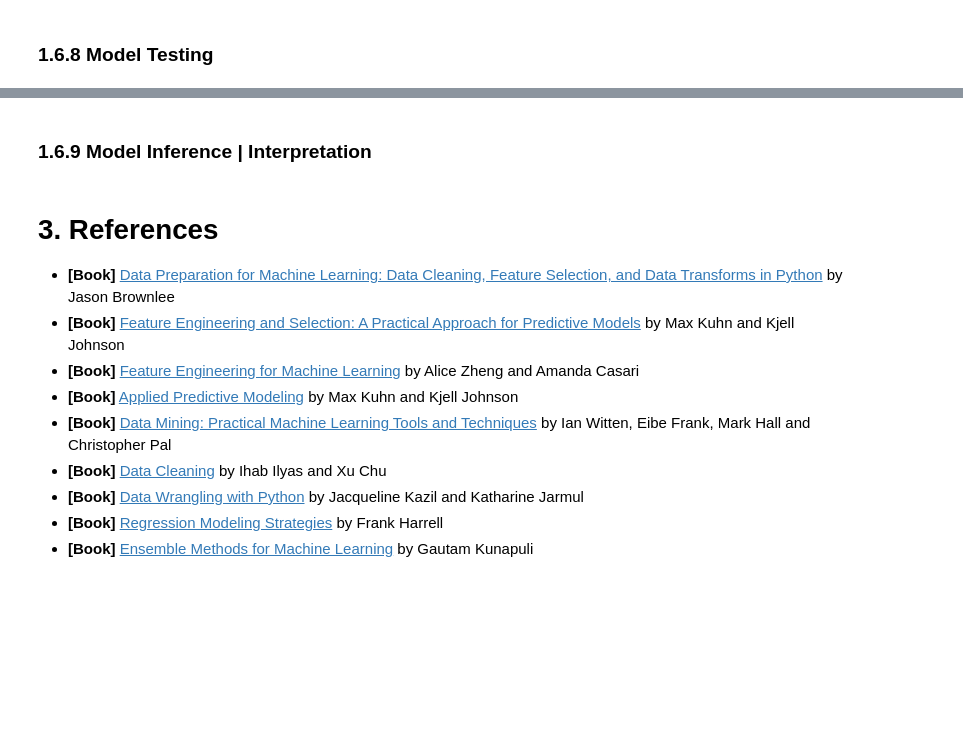
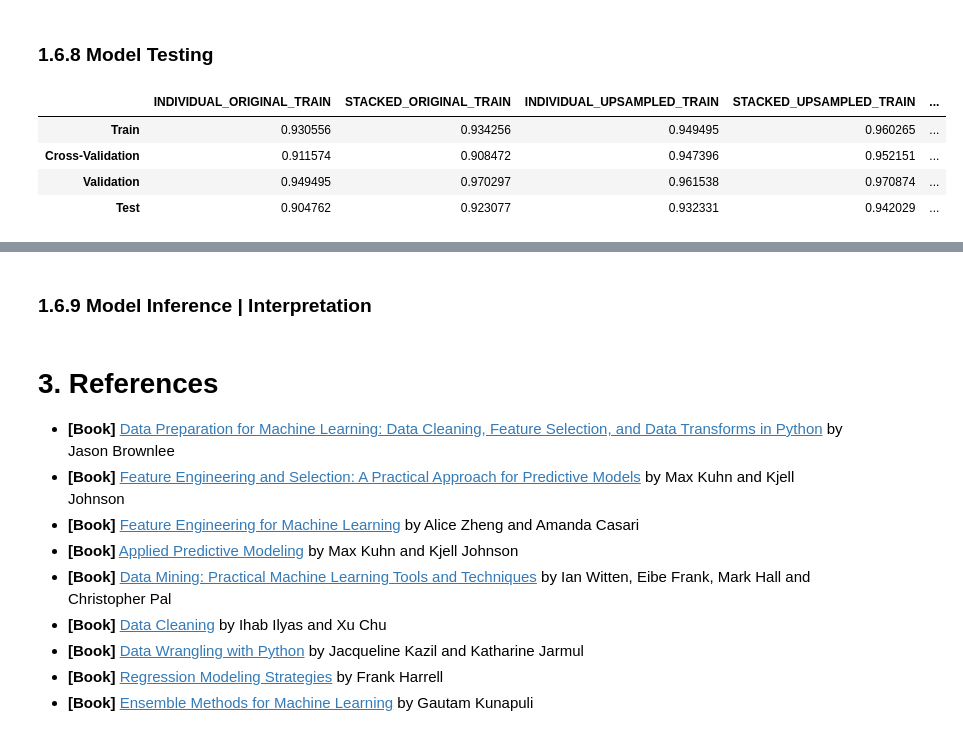
Before and after one commit to JohnPaulinePineda/Portfolio_Project_54, a Jupyter notebook: codes/EstimatingLungCancerProbabilitiesFromDemographicFactorsAndBehavioralIndicators.ipynb, the cells around one changed output, grey strips where cells are left out. Saved outputs shown, nothing was run; the diff lists cells and outputs as text; code cells hidden in the pictures; blank space fills up the shorter version.

```diff
--- a/codes/EstimatingLungCancerProbabilitiesFromDemographicFactorsAndBehavioralIndicators.ipynb
+++ b/codes/EstimatingLungCancerProbabilitiesFromDemographicFactorsAndBehavioralIndicators.ipynb
@@ -2496,10 +2543,53 @@ joblib.dump(stacked_unbalanced_class_best_model_downsampled,
 # %% [markdown]
 ### 1.6.8 Model Testing <a class="anchor" id="1.6.8"></a>
+# %%
+##################################
+# Evaluating the F1 scores
+# on the test data
+##################################
+individual_unbalanced_class_best_model_original_f1_test = f1_score(y_test, individual_unbalanced_class_best_model_original.predict(X_test))
+stacked_unbalanced_class_best_model_original_f1_test = f1_score(y_test, stacked_unbalanced_class_best_model_original.predict(X_test))
+individual_balanced_class_best_model_upsampled_f1_test = f1_score(y_test, individual_balanced_class_best_model_upsampled.predict(X_test))
+stacked_balanced_class_best_model_upsampled_f1_test = f1_score(y_test, stacked_balanced_class_best_model_upsampled.predict(X_test))
+individual_unbalanced_class_best_model_downsampled_f1_test = f1_score(y_test, individual_unbalanced_class_best_model_downsampled.predict(X_test))
+stacked_unbalanced_class_best_model_downsampled_f1_test = f1_score(y_test, stacked_unbalanced_class_best_model_downsampled.predict(X_test))
 # %%
 ##################################
-# Evaluating the F1 scores
-# on the test data
+# Adding the the F1 score estimated
+# from the test data
 ##################################
-individual_unbalanced_class_best_model_original_f1_test = f1_score(y_test, individual_unbalanced_class_best_model_original.predict(X_test))
+set_labels = ['Train','Cross-Validation','Validation','Test']
+updated_f1_plot = pd.DataFrame({'INDIVIDUAL_ORIGINAL_TRAIN': list([individual_unbalanced_class_best_model_original_f1_train,
+                                                                   individual_unbalanced_class_best_model_original_f1_cv,
+                                                                   individual_unbalanced_class_best_model_original_f1_validation,
+                                                                   individual_unbalanced_class_best_model_original_f1_test]),
+                                'STACKED_ORIGINAL_TRAIN': list([stacked_unbalanced_class_best_model_original_f1_train,
+                                                                stacked_unbalanced_class_best_model_original_f1_cv,
+                                                                stacked_unbalanced_class_best_model_original_f1_validation,
+                                                               stacked_unbalanced_class_best_model_original_f1_test]),
+                                'INDIVIDUAL_UPSAMPLED_TRAIN': list([individual_balanced_class_best_model_upsampled_f1_train_smote,
+                                                                    individual_balanced_class_best_model_upsampled_f1_cv,
+                                                                    individual_balanced_class_best_model_upsampled_f1_validation,
+                                                                   individual_balanced_class_best_model_upsampled_f1_test]),
+                                'STACKED_UPSAMPLED_TRAIN': list([stacked_balanced_class_best_model_upsampled_f1_train_smote,
+                                                                 stacked_balanced_class_best_model_upsampled_f1_cv,
+                                                                 stacked_balanced_class_best_model_upsampled_f1_validation,
+                                                                stacked_balanced_class_best_model_upsampled_f1_test]),
+                                'INDIVIDUAL_DOWNSAMPLED_TRAIN': list([individual_unbalanced_class_best_model_downsampled_f1_train_cnn,
+                                                                      individual_unbalanced_class_best_model_downsampled_f1_cv,
+                                                                      individual_unbalanced_class_best_model_downsampled_f1_validation,
+                                                                      individual_unbalanced_class_best_model_downsampled_f1_test]),
+                                'STACKED_DOWNSAMPLED_TRAIN': list([stacked_unbalanced_class_best_model_downsampled_f1_train_cnn,
+                                                                   stacked_unbalanced_class_best_model_downsampled_f1_cv,
+                                                                   stacked_unbalanced_class_best_model_downsampled_f1_validation,
+                                                                  stacked_unbalanced_class_best_model_downsampled_f1_test])},
+                               index = set_labels)
+display(updated_f1_plot)
+# %% [output]
+|  | INDIVIDUAL_ORIGINAL_TRAIN | STACKED_ORIGINAL_TRAIN | INDIVIDUAL_UPSAMPLED_TRAIN | STACKED_UPSAMPLED_TRAIN | ... |
+| Train | 0.930556 | 0.934256 | 0.949495 | 0.960265 | ... |
+| Cross-Validation | 0.911574 | 0.908472 | 0.947396 | 0.952151 | ... |
+| Validation | 0.949495 | 0.970297 | 0.961538 | 0.970874 | ... |
+| Test | 0.904762 | 0.923077 | 0.932331 | 0.942029 | ... |
 # %%
 ##################################
```
Also changed, not shown: parts of 6 cells of this notebook, 2 other files.
